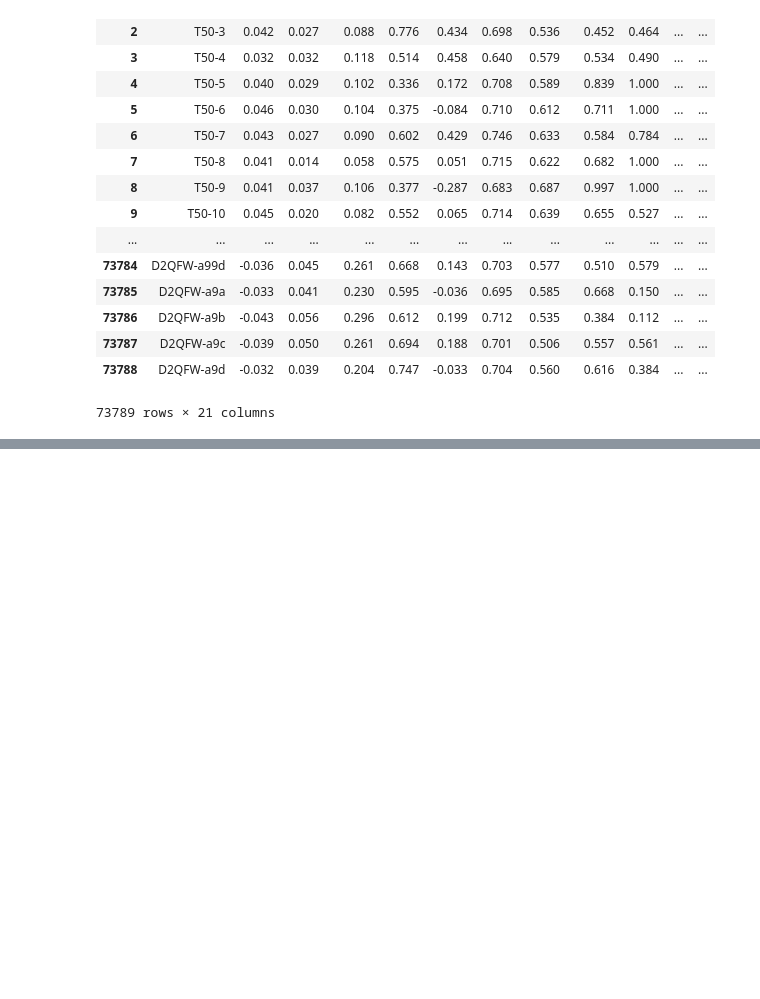
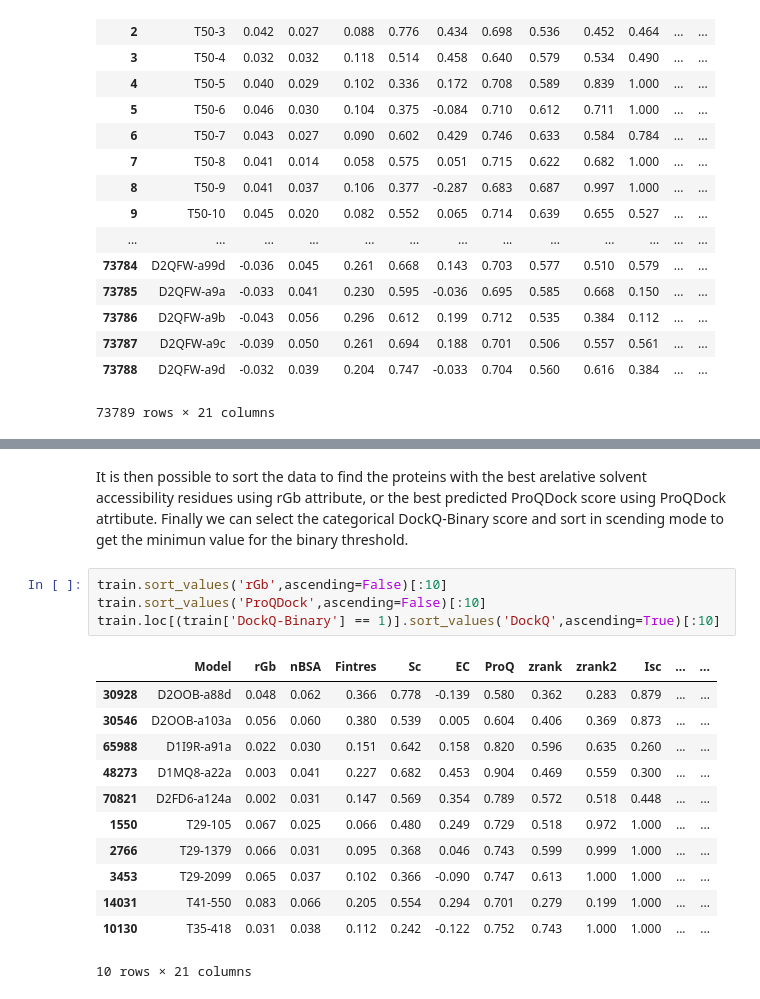
Before and after one commit to PierreBedoucha/medbioinfo_project, a Jupyter notebook: ML Medbioinfo Project.ipynb, the cells around one changed output, grey strips where cells are left out. Drawn from its saved outputs; the diff is of its cells as text; blank space fills up the shorter version.

```diff
--- a/ML Medbioinfo Project.ipynb
+++ b/ML Medbioinfo Project.ipynb
@@ -59,0 +98,19 @@ train
+# %% [markdown]
+It is then possible to sort the data to find the proteins with the best arelative solvent accessibility residues using rGb attribute, or the best predicted ProQDock score using ProQDock atrtibute. Finally we can select the categorical DockQ-Binary score and sort in scending mode to get the minimun value for the binary threshold.
+# %%
+train.sort_values('rGb',ascending=False)[:10]
+train.sort_values('ProQDock',ascending=False)[:10]
+train.loc[(train['DockQ-Binary'] == 1)].sort_values('DockQ',ascending=True)[:10]
+# %% [output]
+|  | Model | rGb | nBSA | Fintres | Sc | EC | ProQ | zrank | zrank2 | Isc | ... | ... |
+| 30928 | D2OOB-a88d | 0.048 | 0.062 | 0.366 | 0.778 | -0.139 | 0.580 | 0.362 | 0.283 | 0.879 | ... | ... |
+| 30546 | D2OOB-a103a | 0.056 | 0.060 | 0.380 | 0.539 | 0.005 | 0.604 | 0.406 | 0.369 | 0.873 | ... | ... |
+| 65988 | D1I9R-a91a | 0.022 | 0.030 | 0.151 | 0.642 | 0.158 | 0.820 | 0.596 | 0.635 | 0.260 | ... | ... |
+| 48273 | D1MQ8-a22a | 0.003 | 0.041 | 0.227 | 0.682 | 0.453 | 0.904 | 0.469 | 0.559 | 0.300 | ... | ... |
+| 70821 | D2FD6-a124a | 0.002 | 0.031 | 0.147 | 0.569 | 0.354 | 0.789 | 0.572 | 0.518 | 0.448 | ... | ... |
+| 1550 | T29-105 | 0.067 | 0.025 | 0.066 | 0.480 | 0.249 | 0.729 | 0.518 | 0.972 | 1.000 | ... | ... |
+| 2766 | T29-1379 | 0.066 | 0.031 | 0.095 | 0.368 | 0.046 | 0.743 | 0.599 | 0.999 | 1.000 | ... | ... |
+| 3453 | T29-2099 | 0.065 | 0.037 | 0.102 | 0.366 | -0.090 | 0.747 | 0.613 | 1.000 | 1.000 | ... | ... |
+| 14031 | T41-550 | 0.083 | 0.066 | 0.205 | 0.554 | 0.294 | 0.701 | 0.279 | 0.199 | 1.000 | ... | ... |
+| 10130 | T35-418 | 0.031 | 0.038 | 0.112 | 0.242 | -0.122 | 0.752 | 0.743 | 1.000 | 1.000 | ... | ... |
+10 rows × 21 columns
```
Also changed, not shown: parts of 7 cells of this notebook, 2 other files.
